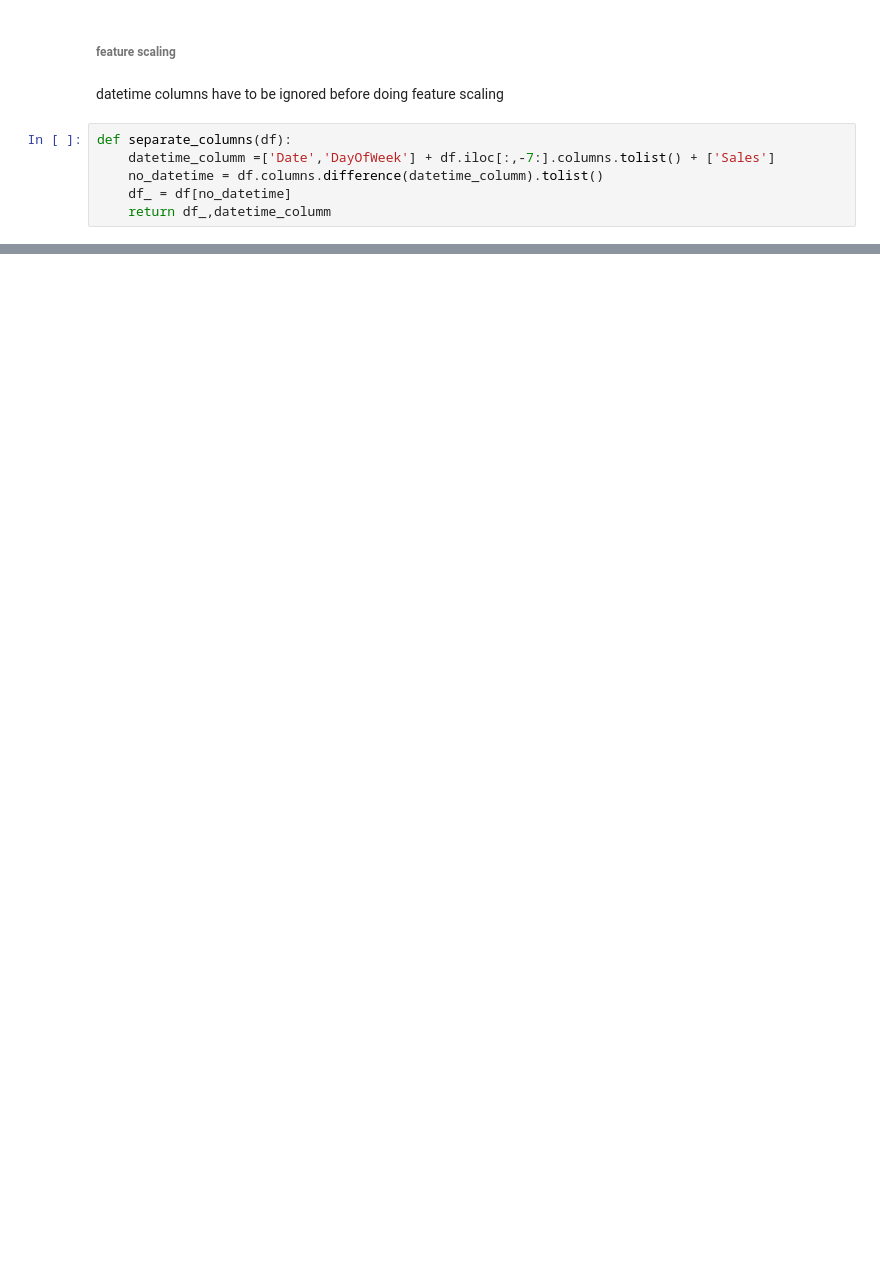
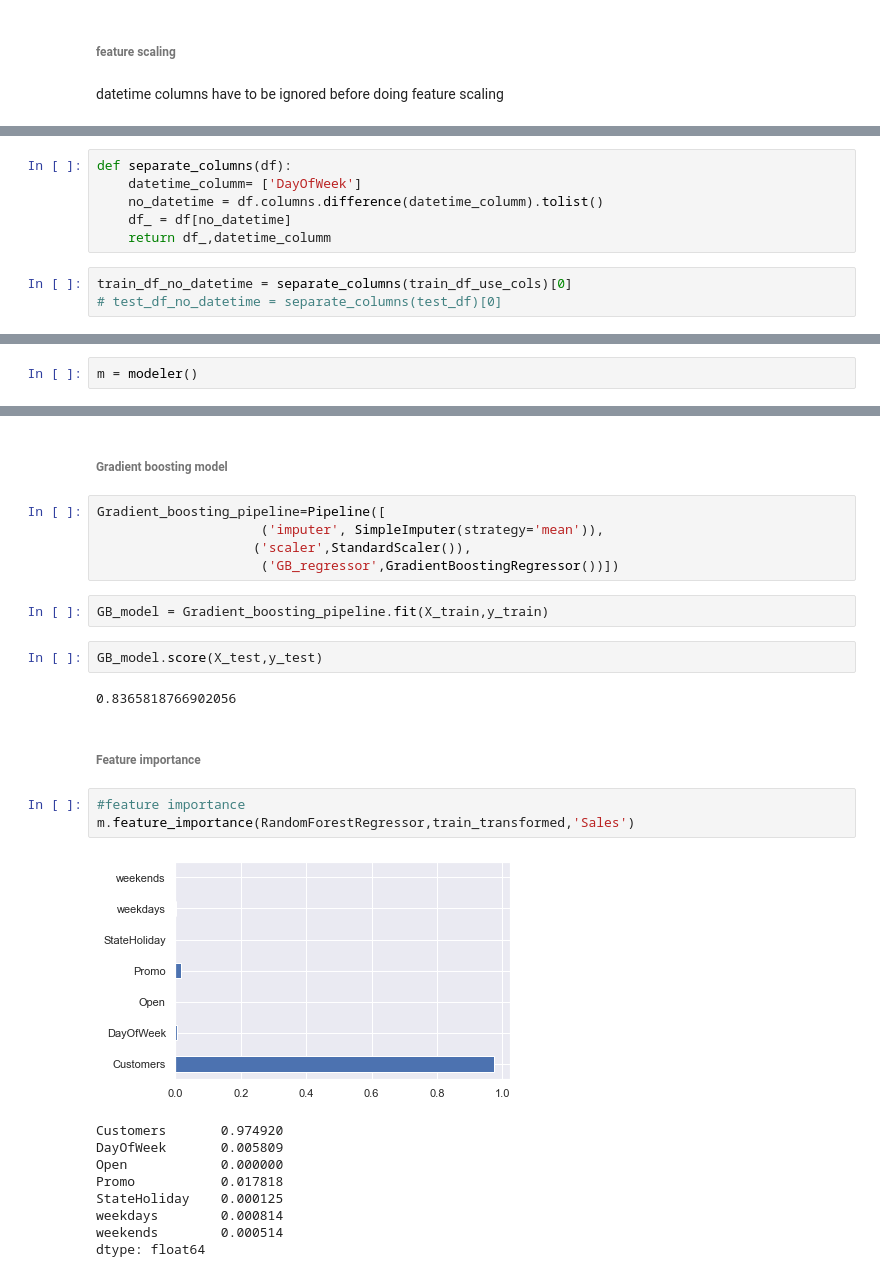
Before and after one commit to skevin-dev/Pharmaceutical_Sales_prediction, a Jupyter notebook: Notebooks/Data _pre-processing & Modelling .ipynb, the cells around one changed output, grey strips where cells are left out. Saved outputs shown, nothing was run; the diff lists cells and outputs as text; blank space fills up the shorter version.

Commit message:
finished modelling

```diff
--- a/Notebooks/Data _pre-processing & Modelling .ipynb
+++ b/Notebooks/Data _pre-processing & Modelling .ipynb
@@ -150,9 +179,3 @@ test_df.head()
 ###### feature scaling
 # %% [markdown]
 datetime columns have to be ignored before doing feature scaling
-# %%
-def separate_columns(df):
-    datetime_columm =['Date','DayOfWeek'] + df.iloc[:,-7:].columns.tolist() + ['Sales']
-    no_datetime = df.columns.difference(datetime_columm).tolist()
-    df_ = df[no_datetime]
-    return df_,datetime_columm
@@ -209,0 +182,9 @@ rf_model = RandomForest_pipeline.fit(X_train,y_train)
+# %%
+def separate_columns(df):
+    datetime_columm= ['DayOfWeek']
+    no_datetime = df.columns.difference(datetime_columm).tolist()
+    df_ = df[no_datetime]
+    return df_,datetime_columm
+# %%
+train_df_no_datetime = separate_columns(train_df_use_cols)[0]
+# test_df_no_datetime = separate_columns(test_df)[0]
@@ -209,0 +219,2 @@ rf_model = RandomForest_pipeline.fit(X_train,y_train)
+# %%
+m = modeler()
@@ -209,0 +237,28 @@ rf_model = RandomForest_pipeline.fit(X_train,y_train)
+# %% [markdown]
+###### Gradient boosting model
+# %%
+Gradient_boosting_pipeline=Pipeline([
+                     ('imputer', SimpleImputer(strategy='mean')),
+                    ('scaler',StandardScaler()),
+                     ('GB_regressor',GradientBoostingRegressor())])
+# %%
+GB_model = Gradient_boosting_pipeline.fit(X_train,y_train)
+# %%
+GB_model.score(X_test,y_test)
+# %% [output]
+0.8365818766902056
+# %% [markdown]
+###### Feature importance
+# %%
+#feature importance
+m.feature_importance(RandomForestRegressor,train_transformed,'Sales')
+# %% [output]
+[figure, added]
+Customers       0.974920
+DayOfWeek       0.005809
+Open            0.000000
+Promo           0.017818
+StateHoliday    0.000125
+weekdays        0.000814
+weekends        0.000514
+dtype: float64
```
Also changed, not shown: parts of 32 cells of this notebook, 2 other files.
